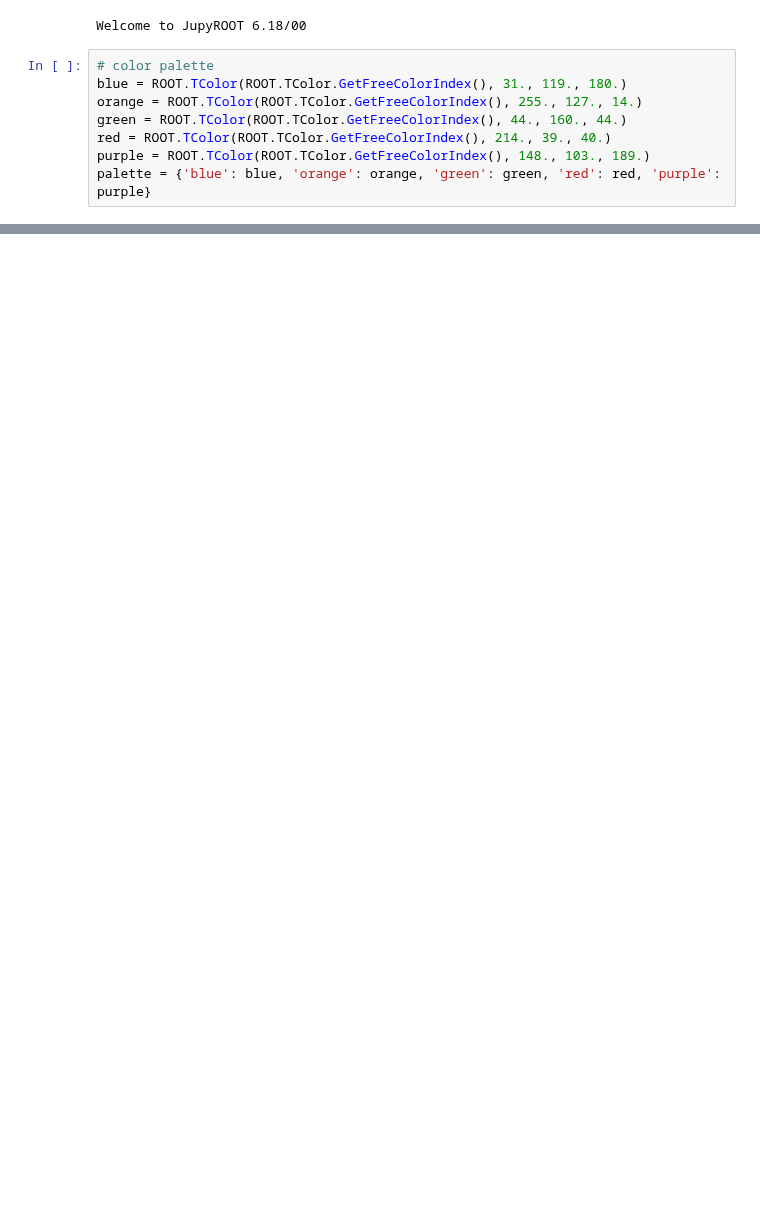
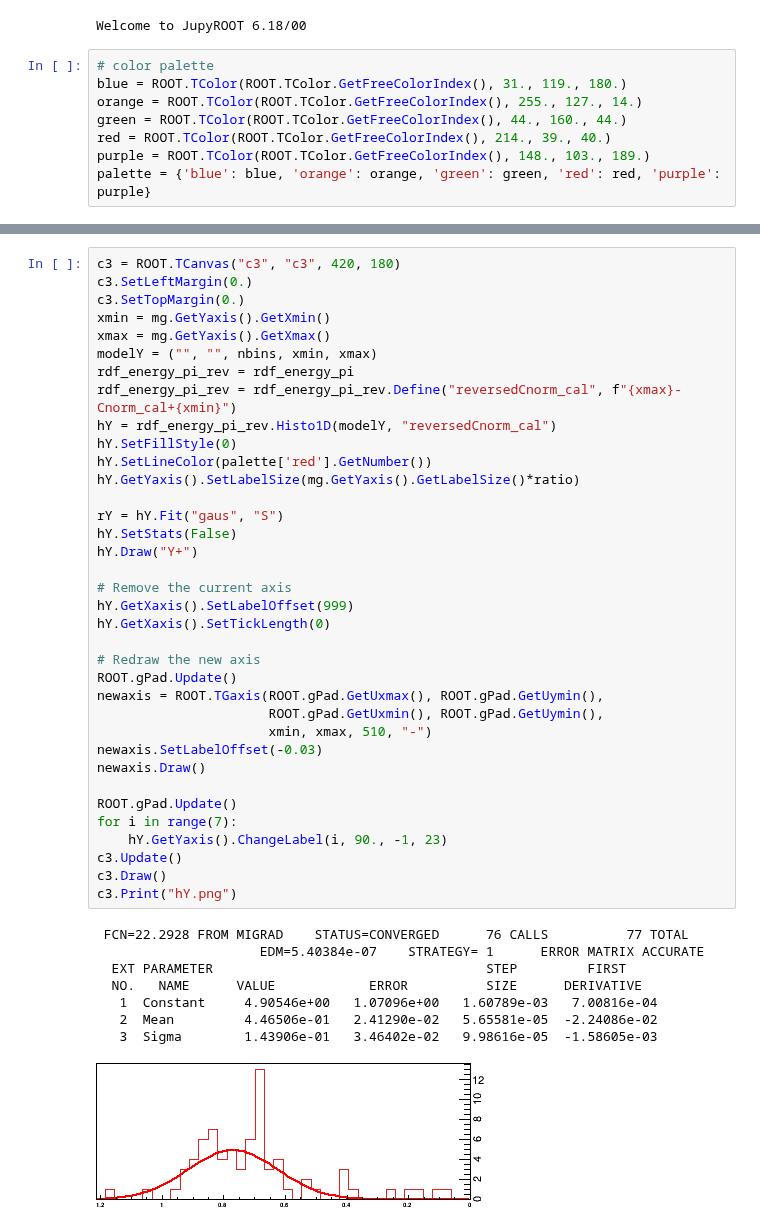
Before and after one commit to mollyhjorthjensen/DREAM, a Jupyter notebook: Analysis/validation.ipynb, the cells around one changed output, grey strips where cells are left out. Drawn from its saved outputs; the diff is of its cells as text; blank space fills up the shorter version.

```diff
--- a/Analysis/validation.ipynb
+++ b/Analysis/validation.ipynb
@@ -228,0 +353,45 @@ c3.Draw()
+# %%
+c3 = ROOT.TCanvas("c3", "c3", 420, 180)
+c3.SetLeftMargin(0.)
+c3.SetTopMargin(0.)
+xmin = mg.GetYaxis().GetXmin()
+xmax = mg.GetYaxis().GetXmax()
+modelY = ("", "", nbins, xmin, xmax)
+rdf_energy_pi_rev = rdf_energy_pi
+rdf_energy_pi_rev = rdf_energy_pi_rev.Define("reversedCnorm_cal", f"{xmax}-Cnorm_cal+{xmin}")
+hY = rdf_energy_pi_rev.Histo1D(modelY, "reversedCnorm_cal")
+hY.SetFillStyle(0)
+hY.SetLineColor(palette['red'].GetNumber())
+hY.GetYaxis().SetLabelSize(mg.GetYaxis().GetLabelSize()*ratio)
+
+rY = hY.Fit("gaus", "S")
+hY.SetStats(False)
+hY.Draw("Y+")
+
+# Remove the current axis
+hY.GetXaxis().SetLabelOffset(999)
+hY.GetXaxis().SetTickLength(0)
+
+# Redraw the new axis
+ROOT.gPad.Update()
+newaxis = ROOT.TGaxis(ROOT.gPad.GetUxmax(), ROOT.gPad.GetUymin(),
+                      ROOT.gPad.GetUxmin(), ROOT.gPad.GetUymin(),
+                      xmin, xmax, 510, "-")
+newaxis.SetLabelOffset(-0.03)
+newaxis.Draw()
+
+ROOT.gPad.Update()
+for i in range(7):
+    hY.GetYaxis().ChangeLabel(i, 90., -1, 23)
+c3.Update()
+c3.Draw()
+c3.Print("hY.png")
+# %% [output]
+ FCN=22.2928 FROM MIGRAD    STATUS=CONVERGED      76 CALLS          77 TOTAL
+                     EDM=5.40384e-07    STRATEGY= 1      ERROR MATRIX ACCURATE
+  EXT PARAMETER                                   STEP         FIRST
+  NO.   NAME      VALUE            ERROR          SIZE      DERIVATIVE
+   1  Constant     4.90546e+00   1.07096e+00   1.60789e-03   7.00816e-04
+   2  Mean         4.46506e-01   2.41290e-02   5.65581e-05  -2.24086e-02
+   3  Sigma        1.43906e-01   3.46402e-02   9.98616e-05  -1.58605e-03
+[figure, added]
```
Also changed, not shown: parts of 55 cells of this notebook.
